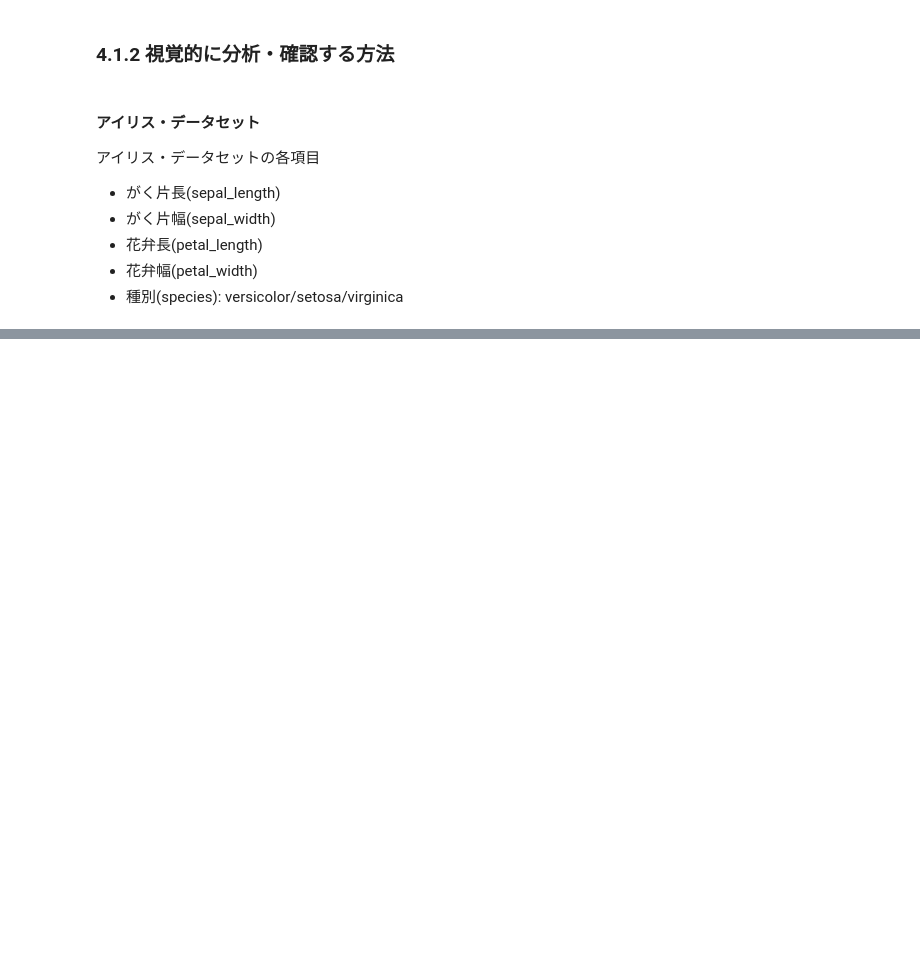
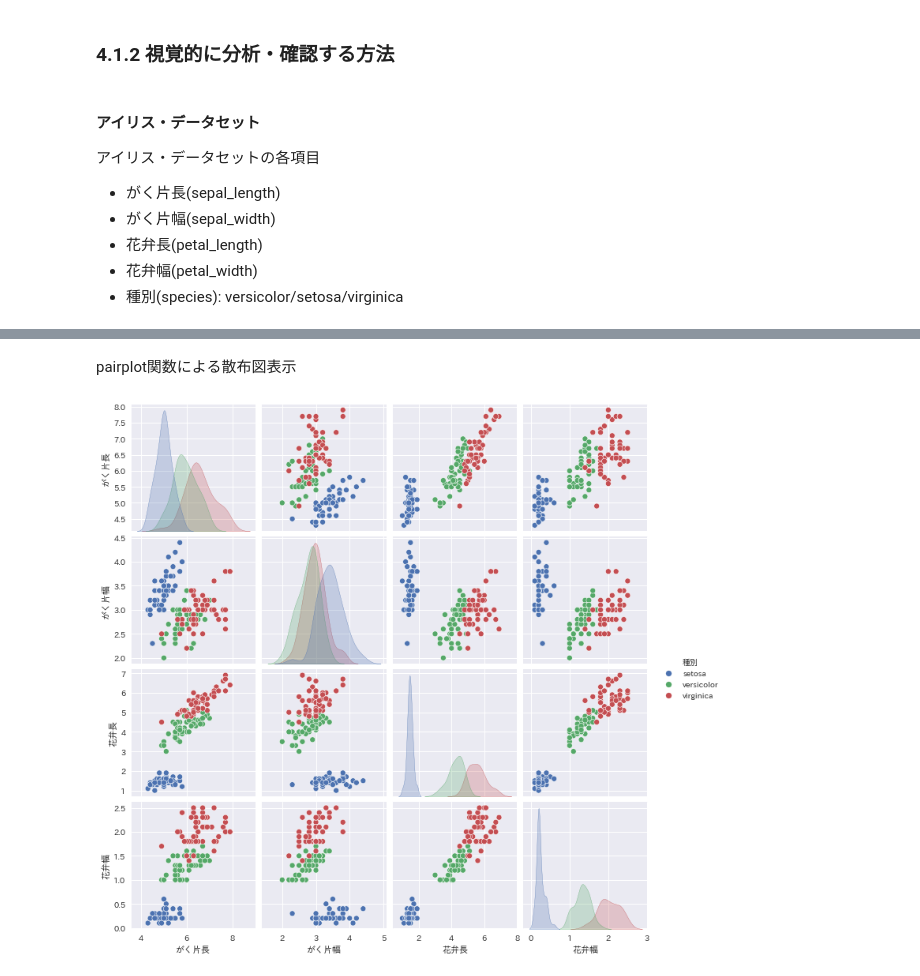
Before and after one commit to ginmaruGH/Creating_Profitable_AI_with_Python_nkbp, a Jupyter notebook: jupyter/ch04_01_data_process.ipynb, the cells around one changed output, grey strips where cells are left out. Saved outputs shown, nothing was run; the diff lists cells and outputs as text; code cells hidden in the pictures; blank space fills up the shorter version.

```diff
--- a/jupyter/ch04_01_data_process.ipynb
+++ b/jupyter/ch04_01_data_process.ipynb
@@ -193,0 +241,9 @@ plt.show()
+# %% [markdown]
+pairplot関数による散布図表示
+# %%
+# 全散布図同時表示
+
+sns.pairplot(df_iris, hue='種別')
+plt.show()
+# %% [output]
+[figure, added]
```
Also changed, not shown: parts of 14 cells of this notebook, 1 other file.
